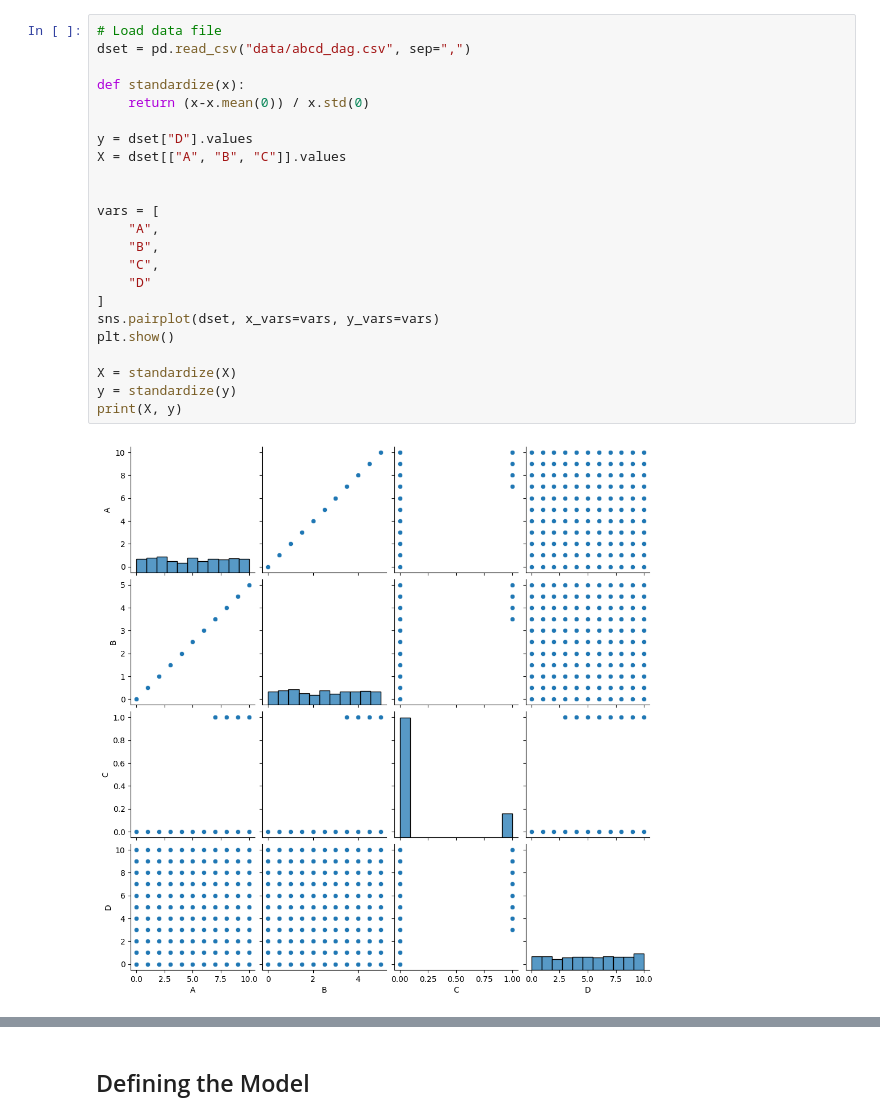
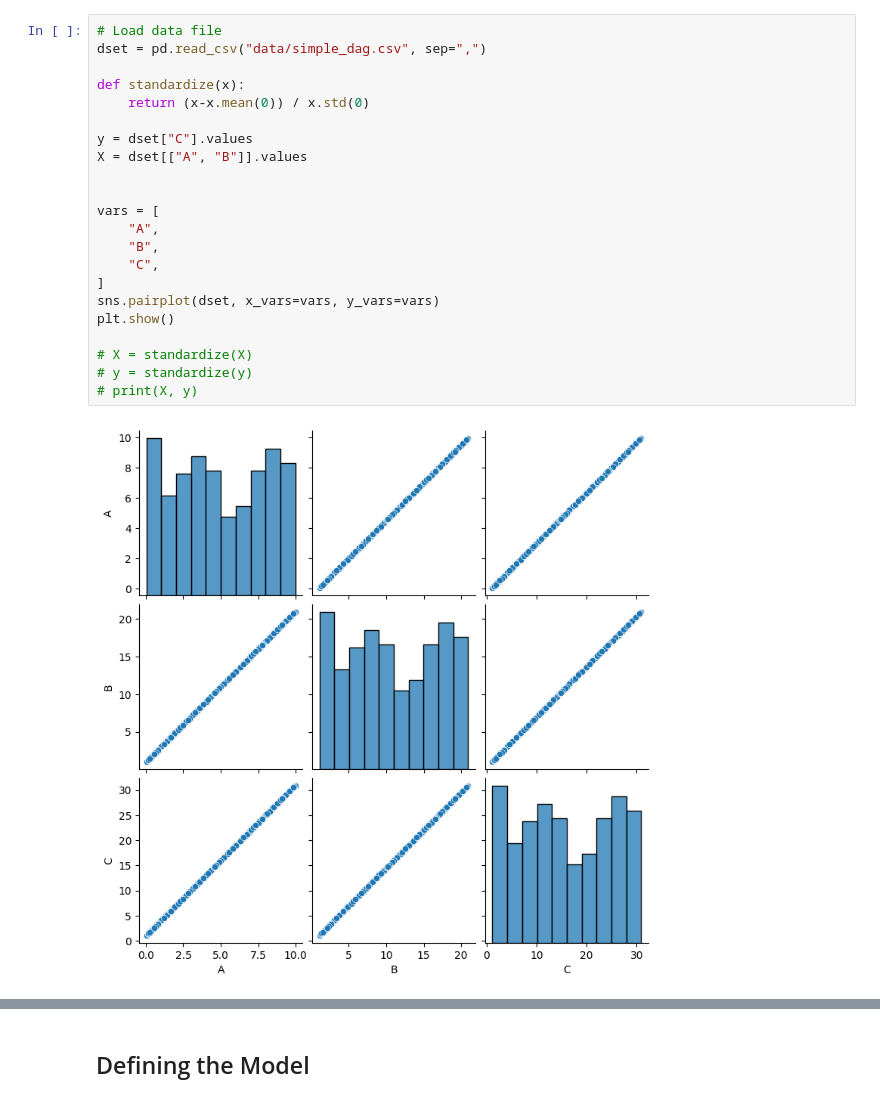
Before and after one commit to Grace0124/numpyro, a Jupyter notebook: concrete_DAG.ipynb, the cells around one changed output, grey strips where cells are left out. Cells and saved outputs as stored; diff of their text form.

```diff
--- a/concrete_DAG.ipynb
+++ b/concrete_DAG.ipynb
@@ -35,26 +35,25 @@ sigma = 0.1
 p = 1/2
 # %%
 # Load data file
-dset = pd.read_csv("data/abcd_dag.csv", sep=",")
+dset = pd.read_csv("data/simple_dag.csv", sep=",")
 
 def standardize(x):
     return (x-x.mean(0)) / x.std(0)
 
-y = dset["D"].values
-X = dset[["A", "B", "C"]].values
+y = dset["C"].values
+X = dset[["A", "B"]].values
 
 
 vars = [
     "A",
     "B",
     "C",
-    "D"
 ]
 sns.pairplot(dset, x_vars=vars, y_vars=vars)
 plt.show()
 
-X = standardize(X)
-y = standardize(y)
-print(X, y)
+# X = standardize(X)
+# y = standardize(y)
+# print(X, y)
 # %% [output]
-[figure, old version]
+[figure, new version]
```
Also changed, not shown: parts of 8 cells of this notebook, 2 other files.
